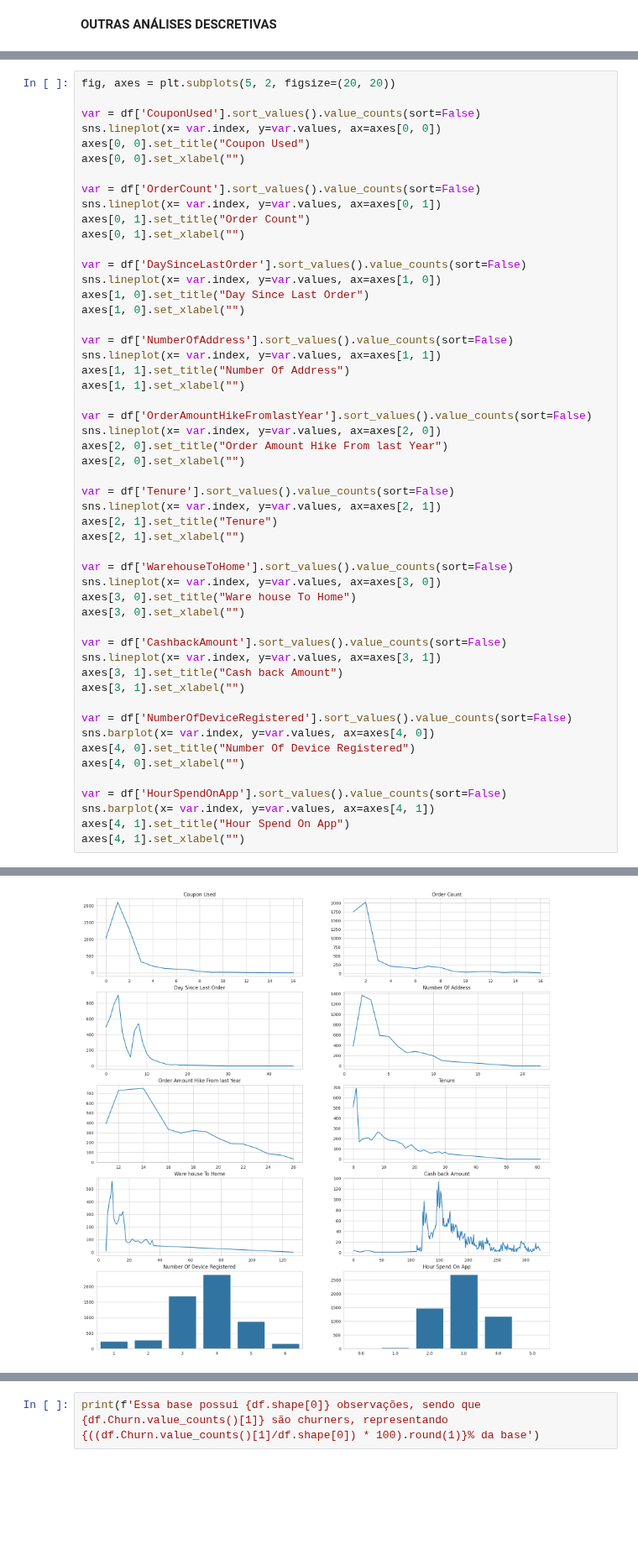
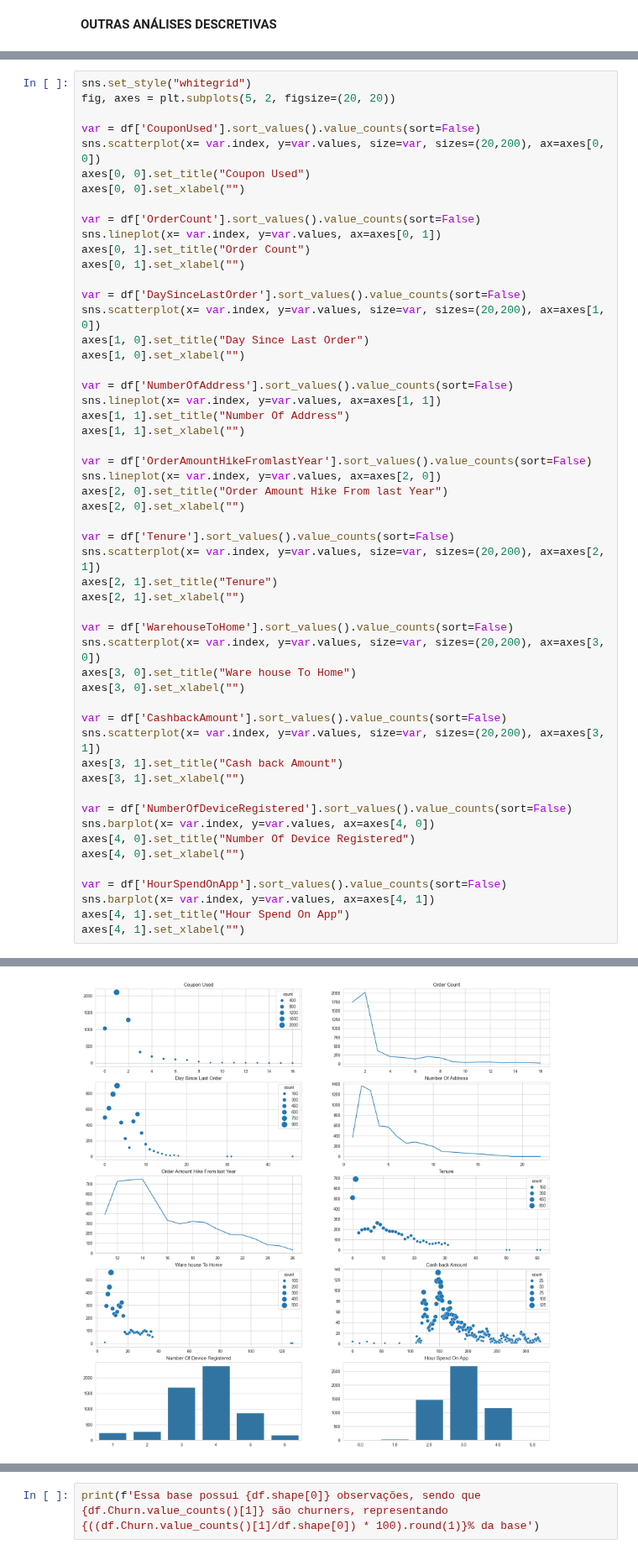
Before and after one commit to PedroReste/repository_for_studies, a Jupyter notebook: ecommerce_database_kaggle/ecommerce_database_kaggle.ipynb, the cells around one changed output, grey strips where cells are left out. Shown at 84% size. Drawn from its saved outputs; the diff is of its cells as text; blank space fills up the shorter version.

```diff
--- a/ecommerce_database_kaggle/ecommerce_database_kaggle.ipynb
+++ b/ecommerce_database_kaggle/ecommerce_database_kaggle.ipynb
@@ -167,8 +171,9 @@ Podemos pensar posteriormente uma estratégia para repor esses dados, porque tem
 # %%
+sns.set_style("whitegrid")
 fig, axes = plt.subplots(5, 2, figsize=(20, 20))
 
 var = df['CouponUsed'].sort_values().value_counts(sort=False)
-sns.lineplot(x= var.index, y=var.values, ax=axes[0, 0])
+sns.scatterplot(x= var.index, y=var.values, size=var, sizes=(20,200), ax=axes[0, 0])
 axes[0, 0].set_title("Coupon Used")
 axes[0, 0].set_xlabel("")
 
@@ -178,7 +183,7 @@ axes[0, 1].set_title("Order Count")
 axes[0, 1].set_xlabel("")
 
 var = df['DaySinceLastOrder'].sort_values().value_counts(sort=False)
-sns.lineplot(x= var.index, y=var.values, ax=axes[1, 0])
+sns.scatterplot(x= var.index, y=var.values, size=var, sizes=(20,200), ax=axes[1, 0])
 axes[1, 0].set_title("Day Since Last Order")
 axes[1, 0].set_xlabel("")
 
@@ -188,34 +193,34 @@ axes[1, 1].set_title("Number Of Address")
 axes[1, 1].set_xlabel("")
 
 var = df['OrderAmountHikeFromlastYear'].sort_values().value_counts(sort=False)
 sns.lineplot(x= var.index, y=var.values, ax=axes[2, 0])
 axes[2, 0].set_title("Order Amount Hike From last Year")
 axes[2, 0].set_xlabel("")
 
 var = df['Tenure'].sort_values().value_counts(sort=False)
-sns.lineplot(x= var.index, y=var.values, ax=axes[2, 1])
+sns.scatterplot(x= var.index, y=var.values, size=var, sizes=(20,200), ax=axes[2, 1])
 axes[2, 1].set_title("Tenure")
 axes[2, 1].set_xlabel("")
 
 var = df['WarehouseToHome'].sort_values().value_counts(sort=False)
-sns.lineplot(x= var.index, y=var.values, ax=axes[3, 0])
+sns.scatterplot(x= var.index, y=var.values, size=var, sizes=(20,200), ax=axes[3, 0])
 axes[3, 0].set_title("Ware house To Home")
 axes[3, 0].set_xlabel("")
 
 var = df['CashbackAmount'].sort_values().value_counts(sort=False)
-sns.lineplot(x= var.index, y=var.values, ax=axes[3, 1])
+sns.scatterplot(x= var.index, y=var.values, size=var, sizes=(20,200), ax=axes[3, 1])
 axes[3, 1].set_title("Cash back Amount")
 axes[3, 1].set_xlabel("")
 
 var = df['NumberOfDeviceRegistered'].sort_values().value_counts(sort=False)
 sns.barplot(x= var.index, y=var.values, ax=axes[4, 0])
 axes[4, 0].set_title("Number Of Device Registered")
 axes[4, 0].set_xlabel("")
 
 var = df['HourSpendOnApp'].sort_values().value_counts(sort=False)
 sns.barplot(x= var.index, y=var.values, ax=axes[4, 1])
 axes[4, 1].set_title("Hour Spend On App")
 axes[4, 1].set_xlabel("")
 # %% [output]
 Text(0.5, 0, '')
-[figure, old version]
+[figure, new version]
```
Also changed, not shown: parts of 18 cells of this notebook.
